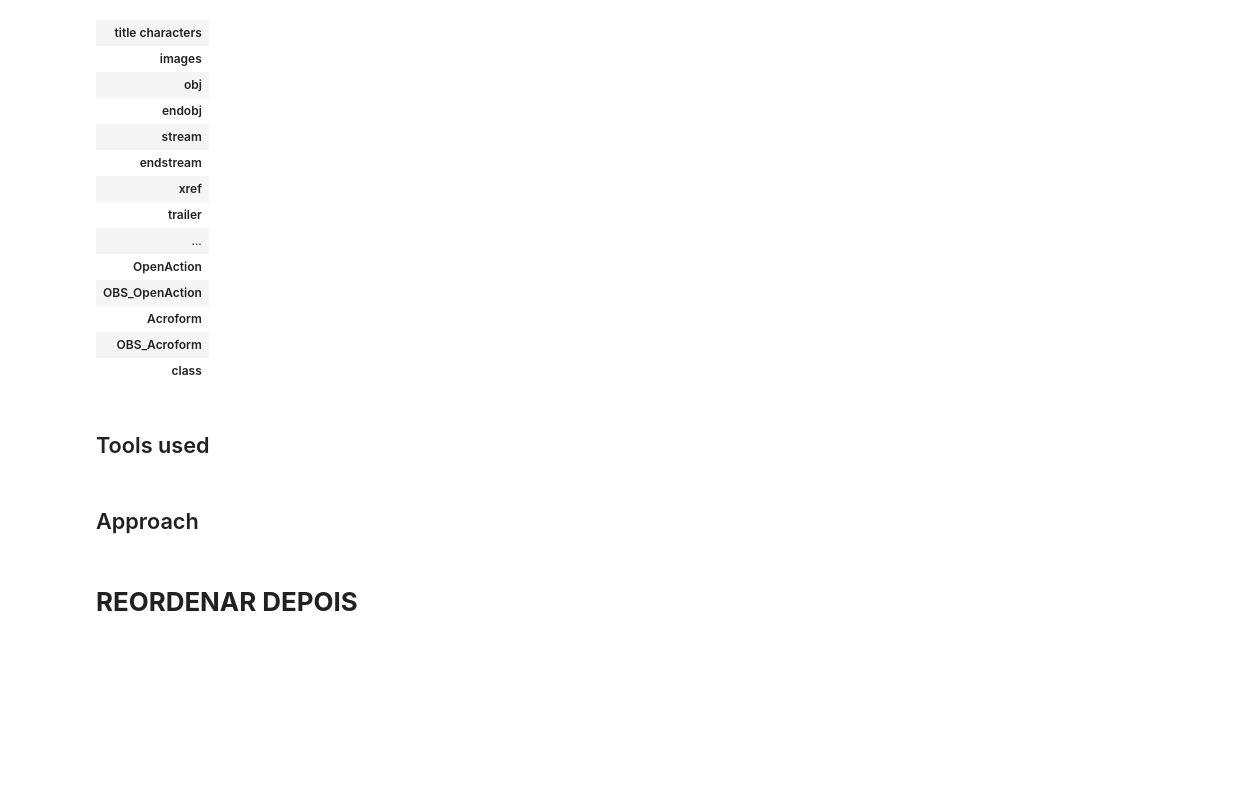
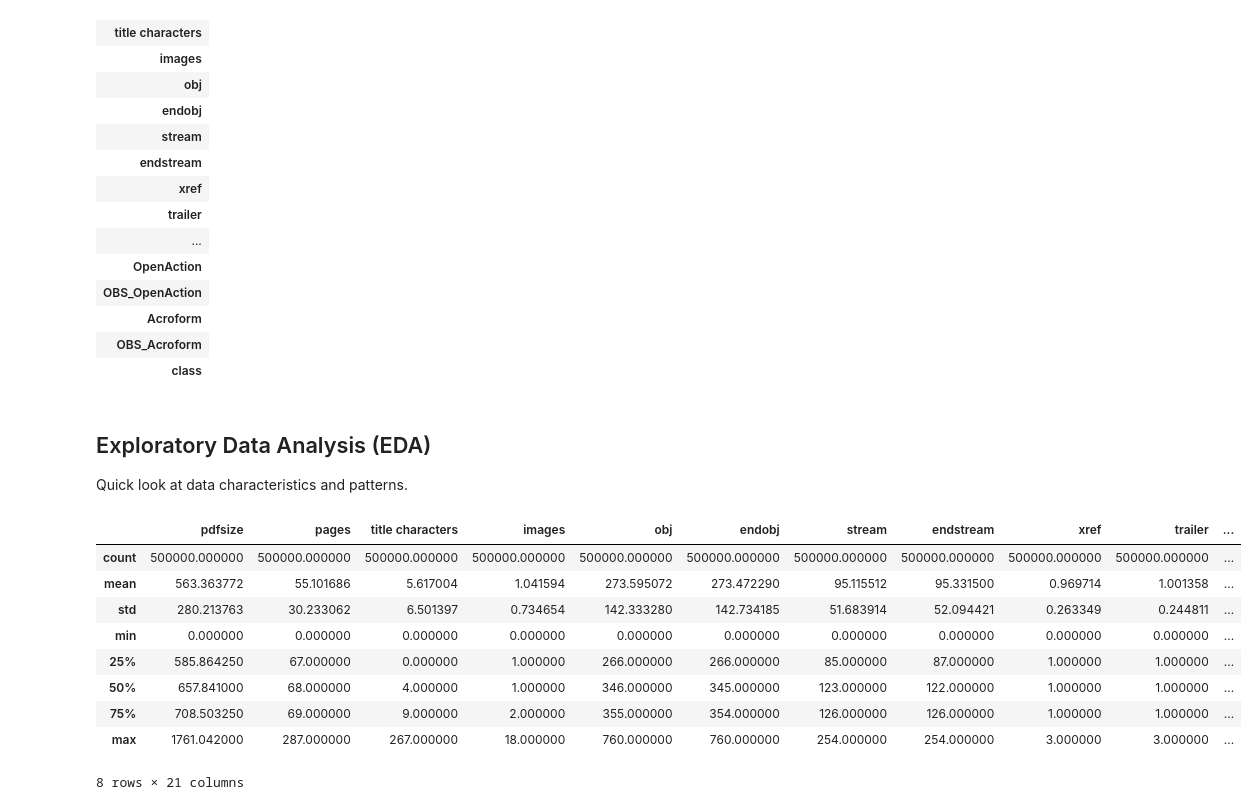
Before and after one commit to pedrofvgomes/feup-ia, a Jupyter notebook: proj2/src/project.ipynb, the cells around one changed output. Drawn from its saved outputs; the diff is of its cells as text; code cells hidden in the pictures; blank space fills up the shorter version.

```diff
--- a/proj2/src/project.ipynb
+++ b/proj2/src/project.ipynb
@@ -101,9 +101,21 @@ data.head(0).transpose()
 | Acroform |
 | OBS_Acroform |
 | class |
-# %% [markdown]
-## Tools used
-# %% [markdown]
-## Approach
-# %% [markdown]
-# **REORDENAR DEPOIS**
+# %% [markdown]
+## Exploratory Data Analysis (EDA)
+
+Quick look at data characteristics and patterns.
+# %%
+# Summarizes data points
+data.describe()
+# %% [output]
+|  | pdfsize | pages | title characters | images | obj | endobj | stream | endstream | xref | trailer | ... |
+| count | 500000.000000 | 500000.000000 | 500000.000000 | 500000.000000 | 500000.000000 | 500000.000000 | 500000.000000 | 500000.000000 | 500000.000000 | 500000.000000 | ... |
+| mean | 563.363772 | 55.101686 | 5.617004 | 1.041594 | 273.595072 | 273.472290 | 95.115512 | 95.331500 | 0.969714 | 1.001358 | ... |
+| std | 280.213763 | 30.233062 | 6.501397 | 0.734654 | 142.333280 | 142.734185 | 51.683914 | 52.094421 | 0.263349 | 0.244811 | ... |
+| min | 0.000000 | 0.000000 | 0.000000 | 0.000000 | 0.000000 | 0.000000 | 0.000000 | 0.000000 | 0.000000 | 0.000000 | ... |
+| 25% | 585.864250 | 67.000000 | 0.000000 | 1.000000 | 266.000000 | 266.000000 | 85.000000 | 87.000000 | 1.000000 | 1.000000 | ... |
+| 50% | 657.841000 | 68.000000 | 4.000000 | 1.000000 | 346.000000 | 345.000000 | 123.000000 | 122.000000 | 1.000000 | 1.000000 | ... |
+| 75% | 708.503250 | 69.000000 | 9.000000 | 2.000000 | 355.000000 | 354.000000 | 126.000000 | 126.000000 | 1.000000 | 1.000000 | ... |
+| max | 1761.042000 | 287.000000 | 267.000000 | 18.000000 | 760.000000 | 760.000000 | 254.000000 | 254.000000 | 3.000000 | 3.000000 | ... |
+8 rows × 21 columns
```
Also changed, not shown: parts of 8 cells of this notebook.
